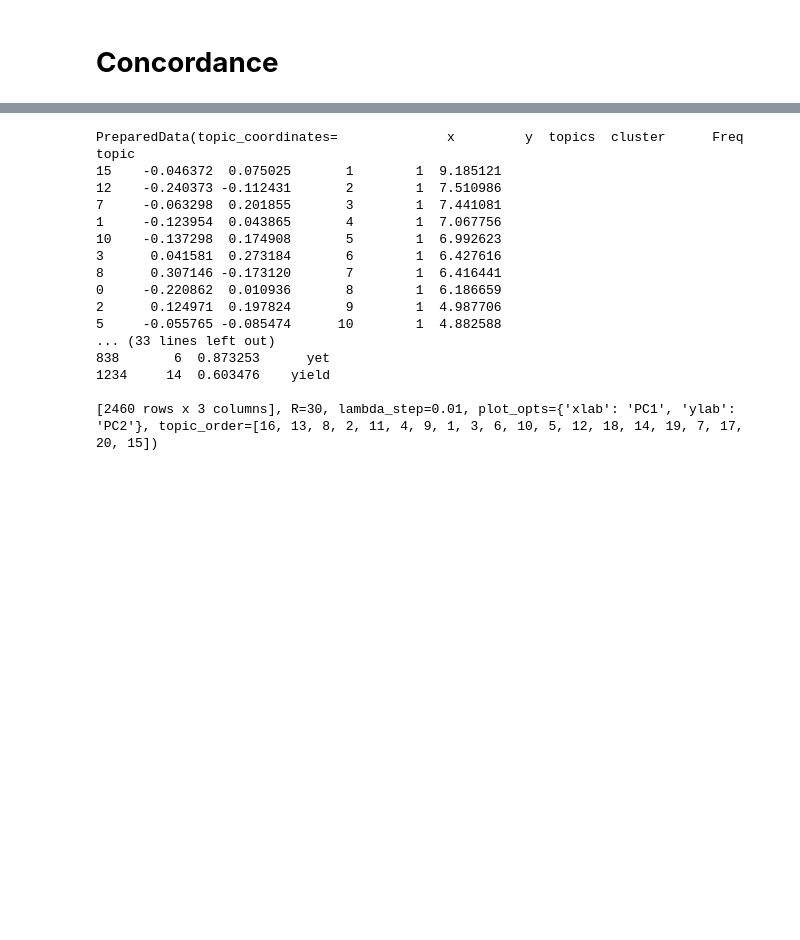
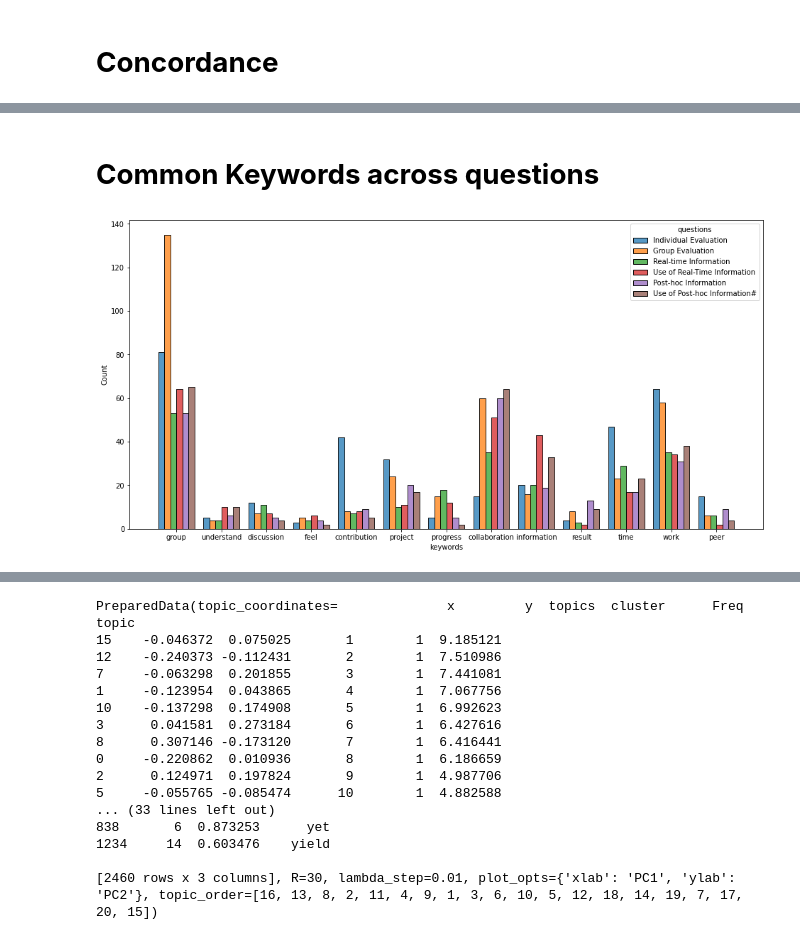
Before and after one commit to tiilt-lab/Blinc-collab-notebooks, a Jupyter notebook: Blinc_leverage_collaboration_To.ipynb, the cells around one changed output, grey strips where cells are left out. Cells and saved outputs as stored; diff of their text form; code cells hidden in the pictures; blank space fills up the shorter version.

```diff
--- a/Blinc_leverage_collaboration_To.ipynb
+++ b/Blinc_leverage_collaboration_To.ipynb
@@ -1059,0 +1169,13 @@ ished I would use it to see how each peer thought of themselves as well as how
+# %% [markdown]
+# **Common Keywords across questions**
+# %%
+data = common_terms([[fd_51,'Individual Evaluation'],[fd_52,'Group Evaluation'],[fd_57,'Real-time Information'],
+                                         [fd_55,'Use of Real-Time Information'],[fd_58,'Post-hoc Information'],[fd_59,'Use of Post-hoc Information#']],
+                                        ['project','collaboration','work','contribution','time','peer','group','discussion',
+                                         'information','progress','track','adjust','evaluate','determine','feel','satisfaction',
+                                         'improve','understand','result'])
+df2 = create_data_frame(data,['questions','keywords'])
+#generate_correlation(data,['questions','keywords'],(15,8))
+generate_histo(data,['questions','keywords'],(16,8))
+# %% [output]
+[figure, added]
```
Also changed, not shown: parts of 20 cells of this notebook.
